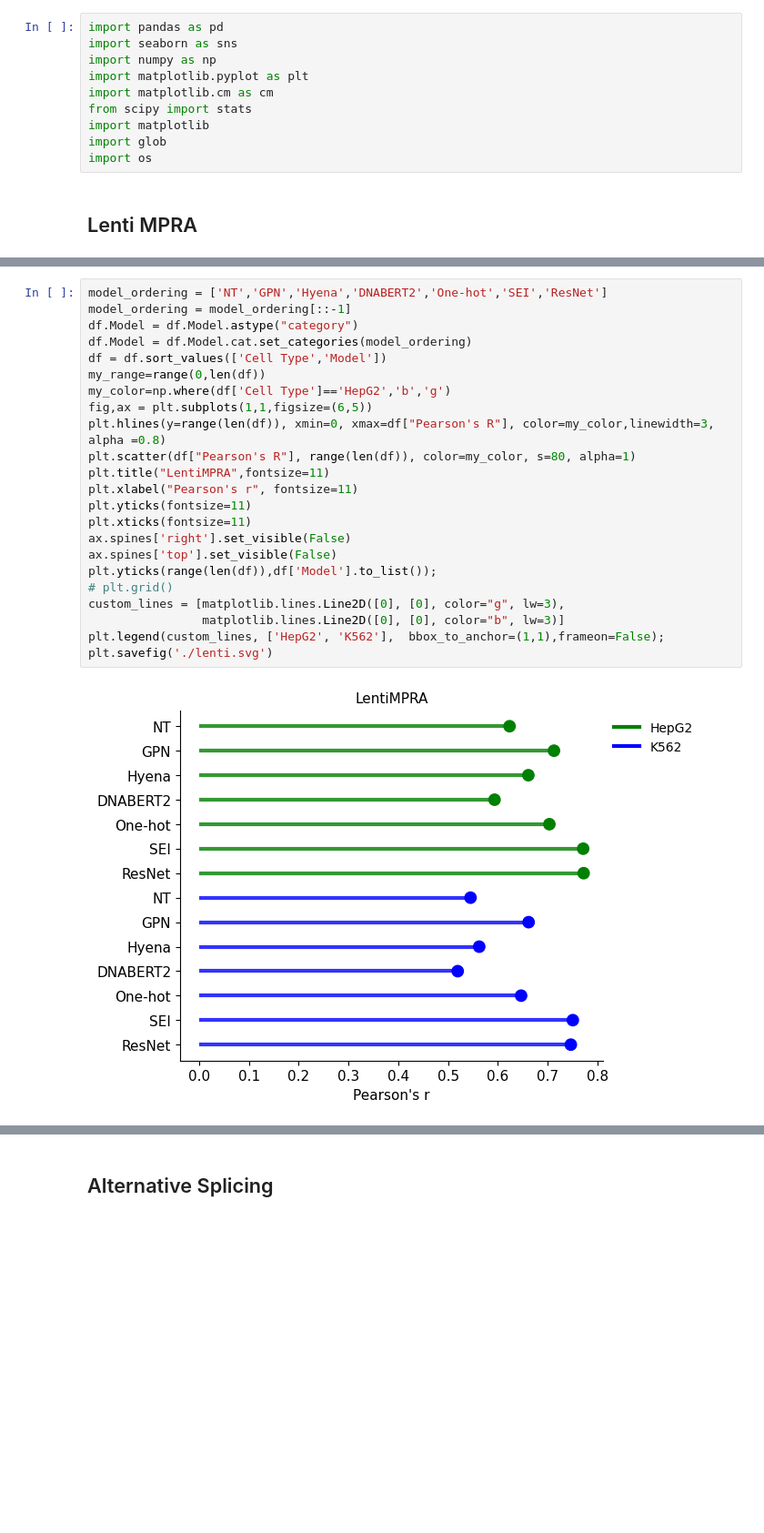
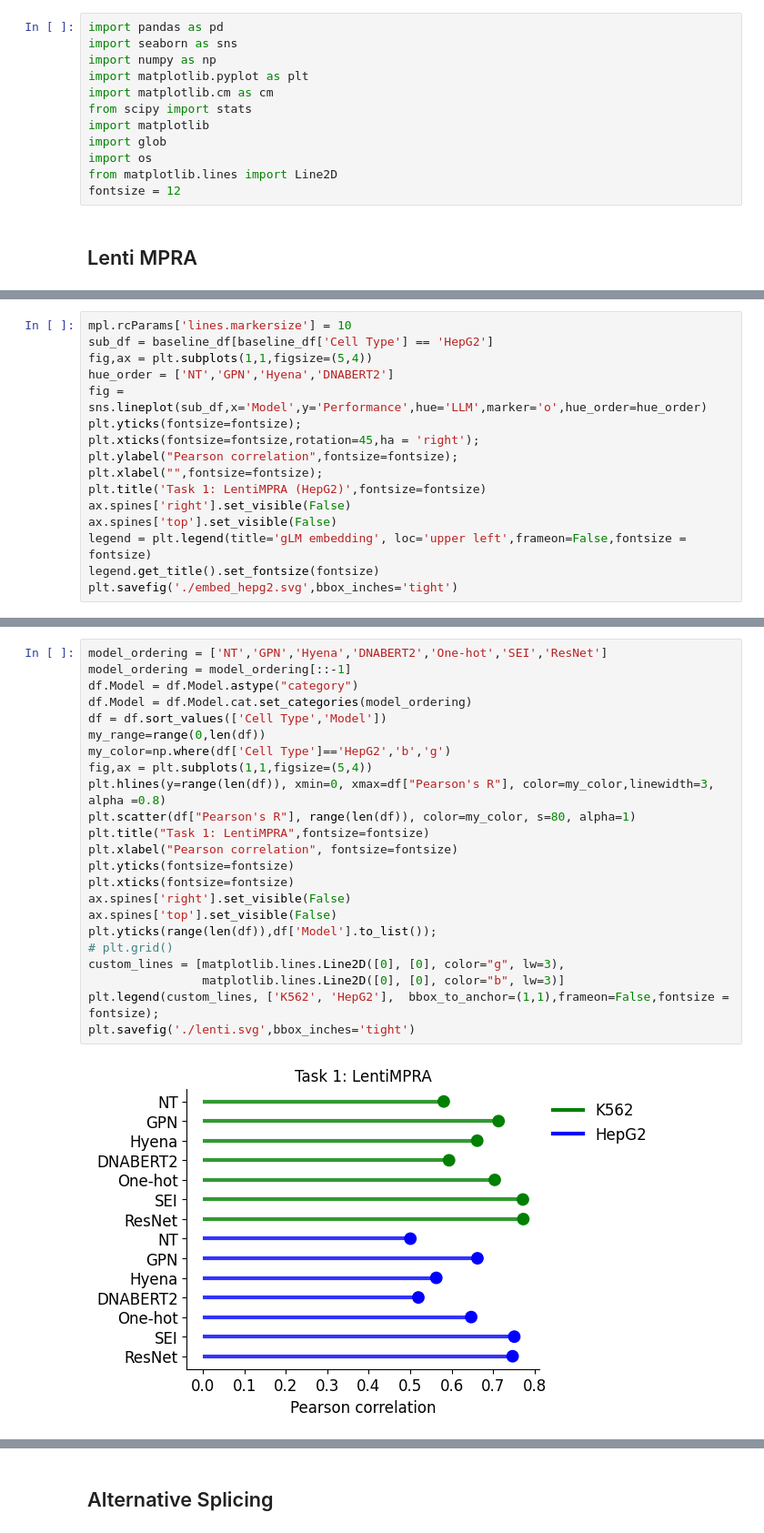
Before and after one commit to amberT15/LLM_eval, a Jupyter notebook: figure/Perf_figure.ipynb, the cells around one changed output, grey strips where cells are left out. Shown at 91% size. Cells and saved outputs as stored; diff of their text form; blank space fills up the shorter version.

```diff
--- a/figure/Perf_figure.ipynb
+++ b/figure/Perf_figure.ipynb
@@ -8,5 +8,7 @@ from scipy import stats
 import matplotlib
 import glob
 import os
+from matplotlib.lines import Line2D
+fontsize = 12
 # %% [markdown]
 ## Lenti MPRA
@@ -16,0 +107,16 @@ df = df.replace({'base_CNN_model': 'One-hot','sei': 'SEI','dnabert2': 'DNABERT2'
+# %%
+mpl.rcParams['lines.markersize'] = 10
+sub_df = baseline_df[baseline_df['Cell Type'] == 'HepG2']
+fig,ax = plt.subplots(1,1,figsize=(5,4))
+hue_order = ['NT','GPN','Hyena','DNABERT2']
+fig = sns.lineplot(sub_df,x='Model',y='Performance',hue='LLM',marker='o',hue_order=hue_order)
+plt.yticks(fontsize=fontsize);
+plt.xticks(fontsize=fontsize,rotation=45,ha = 'right');
+plt.ylabel("Pearson correlation",fontsize=fontsize);
+plt.xlabel("",fontsize=fontsize);
+plt.title('Task 1: LentiMPRA (HepG2)',fontsize=fontsize)
+ax.spines['right'].set_visible(False)
+ax.spines['top'].set_visible(False)
+legend = plt.legend(title='gLM embedding', loc='upper left',frameon=False,fontsize = fontsize)
+legend.get_title().set_fontsize(fontsize)
+plt.savefig('./embed_hepg2.svg',bbox_inches='tight')
@@ -17,25 +125,25 @@ df = df.replace({'base_CNN_model': 'One-hot','sei': 'SEI','dnabert2': 'DNABERT2'
 # %%
 model_ordering = ['NT','GPN','Hyena','DNABERT2','One-hot','SEI','ResNet']
 model_ordering = model_ordering[::-1]
 df.Model = df.Model.astype("category")
 df.Model = df.Model.cat.set_categories(model_ordering)
 df = df.sort_values(['Cell Type','Model'])
 my_range=range(0,len(df))
 my_color=np.where(df['Cell Type']=='HepG2','b','g')
-fig,ax = plt.subplots(1,1,figsize=(6,5))
+fig,ax = plt.subplots(1,1,figsize=(5,4))
 plt.hlines(y=range(len(df)), xmin=0, xmax=df["Pearson's R"], color=my_color,linewidth=3, alpha =0.8)
 plt.scatter(df["Pearson's R"], range(len(df)), color=my_color, s=80, alpha=1)
-plt.title("LentiMPRA",fontsize=11)
-plt.xlabel("Pearson's r", fontsize=11)
-plt.yticks(fontsize=11)
-plt.xticks(fontsize=11)
+plt.title("Task 1: LentiMPRA",fontsize=fontsize)
+plt.xlabel("Pearson correlation", fontsize=fontsize)
+plt.yticks(fontsize=fontsize)
+plt.xticks(fontsize=fontsize)
 ax.spines['right'].set_visible(False)
 ax.spines['top'].set_visible(False)
 plt.yticks(range(len(df)),df['Model'].to_list());
 # plt.grid()
 custom_lines = [matplotlib.lines.Line2D([0], [0], color="g", lw=3),
                 matplotlib.lines.Line2D([0], [0], color="b", lw=3)]
-plt.legend(custom_lines, ['HepG2', 'K562'],  bbox_to_anchor=(1,1),frameon=False);
-plt.savefig('./lenti.svg')
+plt.legend(custom_lines, ['K562', 'HepG2'],  bbox_to_anchor=(1,1),frameon=False,fontsize = fontsize);
+plt.savefig('./lenti.svg',bbox_inches='tight')
 # %% [output]
-[figure, old version]
+[figure, new version]
```
Also changed, not shown: parts of 23 cells of this notebook, 27 other files.
